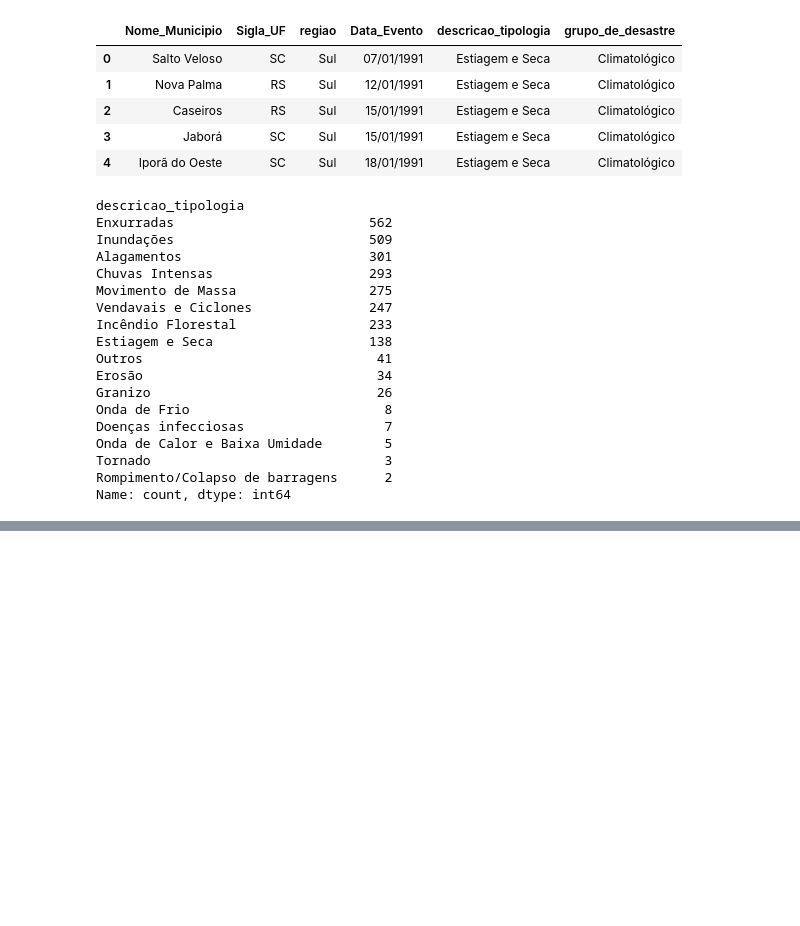
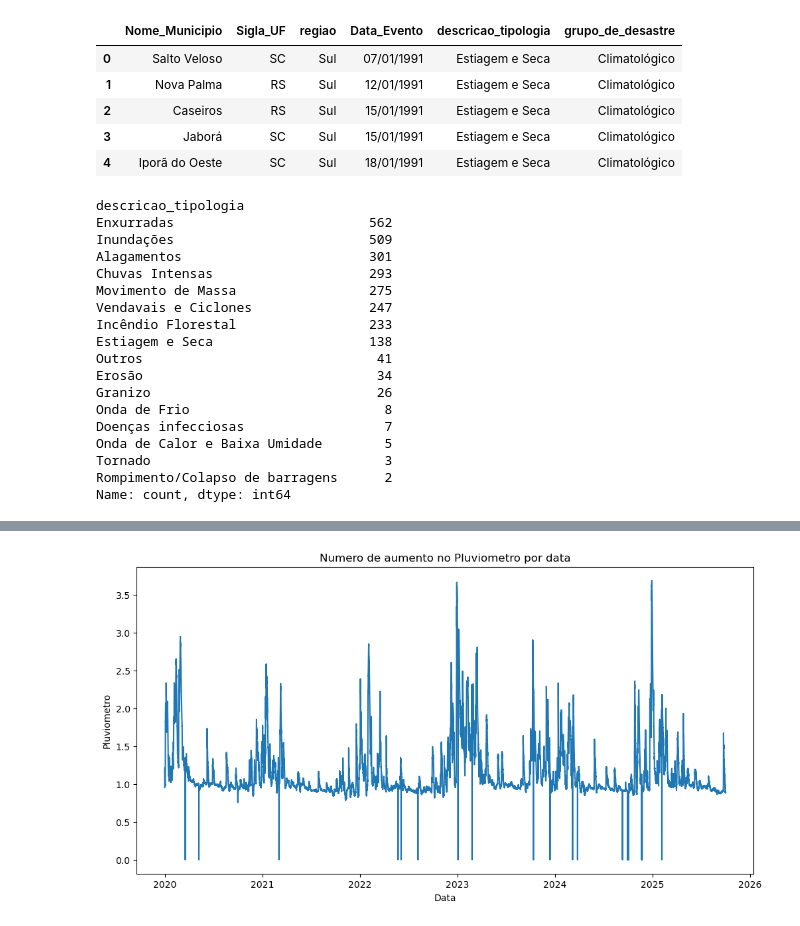
Before and after one commit to JoaoKleber0fficial/SAISP_Project, a Jupyter notebook: Municipios_SP.ipynb, the cells around one changed output, grey strips where cells are left out. Drawn from its saved outputs; the diff is of its cells as text; code cells hidden in the pictures; blank space fills up the shorter version.

Commit message:
feat(Data): Incrementando Dados SAISP para inicio do projeto

```diff
--- a/Municipios_SP.ipynb
+++ b/Municipios_SP.ipynb
@@ -94,0 +161,4 @@ TypeError: Cannot perform 'rand_' with a dtyped [object] array and scalar of typ
+# %%
+df_Rio_Atibaia = pd.concat([df_Rio_Atibaia_2020, df_Rio_Atibaia_2022, df_Rio_Atibaia_2024], ignore_index=True, join="inner")
+
+df_Rio_Atibaia
@@ -94,0 +206,4 @@ TypeError: Cannot perform 'rand_' with a dtyped [object] array and scalar of typ
+# %%
+df_Rio_Atibaia['DATA'] = pd.to_datetime(df_Rio_Atibaia['DATA'])
+
+df_Rio_Atibaia.head()
@@ -94,0 +217,5 @@ TypeError: Cannot perform 'rand_' with a dtyped [object] array and scalar of typ
+# %%
+df_Rio_Atibaia['horario'] = df_Rio_Atibaia['DATA'].dt.hour
+df_Rio_Atibaia['DATA'] = pd.to_datetime(df_Rio_Atibaia['DATA'])
+
+df_Rio_Atibaia.info()
@@ -94,0 +248,72 @@ TypeError: Cannot perform 'rand_' with a dtyped [object] array and scalar of typ
+# %%
+df_tempo_Rio_Atibaia = df_Rio_Atibaia.groupby('DATA')['PLU(mm)'].sum().reset_index()
+
+plt.figure(figsize=(12,6))
+sns.lineplot(data=df_tempo_Rio_Atibaia, x='DATA', y='PLU(mm)')
+plt.title('Numero de aumento no Pluviometro por data')
+plt.xlabel('Data')
+plt.ylabel('Pluviometro')
+
+plt.show()
+
+# Filtrar entre 2020-01-01 e 2021-12-31
+df_filtrado = df_tempo_Rio_Atibaia[
+    (df_tempo_Rio_Atibaia['DATA'] >= '2020-01-01') &
+    (df_tempo_Rio_Atibaia['DATA'] <= '2021-12-31')
+]
+
+# Plot
+plt.figure(figsize=(12,6))
+sns.lineplot(data=df_filtrado, x='DATA', y='PLU(mm)')
+plt.title('Número de aumento no Pluviômetro por data (2020-2021)')
+plt.xlabel('Data')
+plt.ylabel('Pluviômetro (mm)')
+plt.xticks(rotation=45)
+plt.show()
+
+# Filtrar entre 2020-01-01 e 2021-12-31
+df_filtrado = df_tempo_Rio_Atibaia[
+    (df_tempo_Rio_Atibaia['DATA'] >= '2021-01-01') &
+    (df_tempo_Rio_Atibaia['DATA'] <= '2022-12-31')
+]
+
+# Plot
+plt.figure(figsize=(12,6))
+sns.lineplot(data=df_filtrado, x='DATA', y='PLU(mm)')
+plt.title('Número de aumento no Pluviômetro por data (2021-2022)')
+plt.xlabel('Data')
+plt.ylabel('Pluviômetro (mm)')
+plt.xticks(rotation=45)
+plt.show()
+
+# Filtrar entre 2020-01-01 e 2021-12-31
+df_filtrado = df_tempo_Rio_Atibaia[
+    (df_tempo_Rio_Atibaia['DATA'] >= '2022-01-01') &
+    (df_tempo_Rio_Atibaia['DATA'] <= '2023-12-31')
+]
+
+# Plot
+plt.figure(figsize=(12,6))
+sns.lineplot(data=df_filtrado, x='DATA', y='PLU(mm)')
+plt.title('Número de aumento no Pluviômetro por data (2022-2023)')
+plt.xlabel('Data')
+plt.ylabel('Pluviômetro (mm)')
+plt.xticks(rotation=45)
+plt.show()
+
+# Filtrar entre 2020-01-01 e 2021-12-31
+df_filtrado = df_tempo_Rio_Atibaia[
+    (df_tempo_Rio_Atibaia['DATA'] >= '2023-01-01') &
+    (df_tempo_Rio_Atibaia['DATA'] <= '2024-12-31')
+]
+
+# Plot
+plt.figure(figsize=(12,6))
+sns.lineplot(data=df_filtrado, x='DATA', y='PLU(mm)')
+plt.title('Número de aumento no Pluviômetro por data (2023-2024)')
+plt.xlabel('Data')
+plt.ylabel('Pluviômetro (mm)')
+plt.xticks(rotation=45)
+plt.show()
+# %% [output]
+[figure, added]
```
Also changed, not shown: parts of 12 cells of this notebook, 41 other files.
